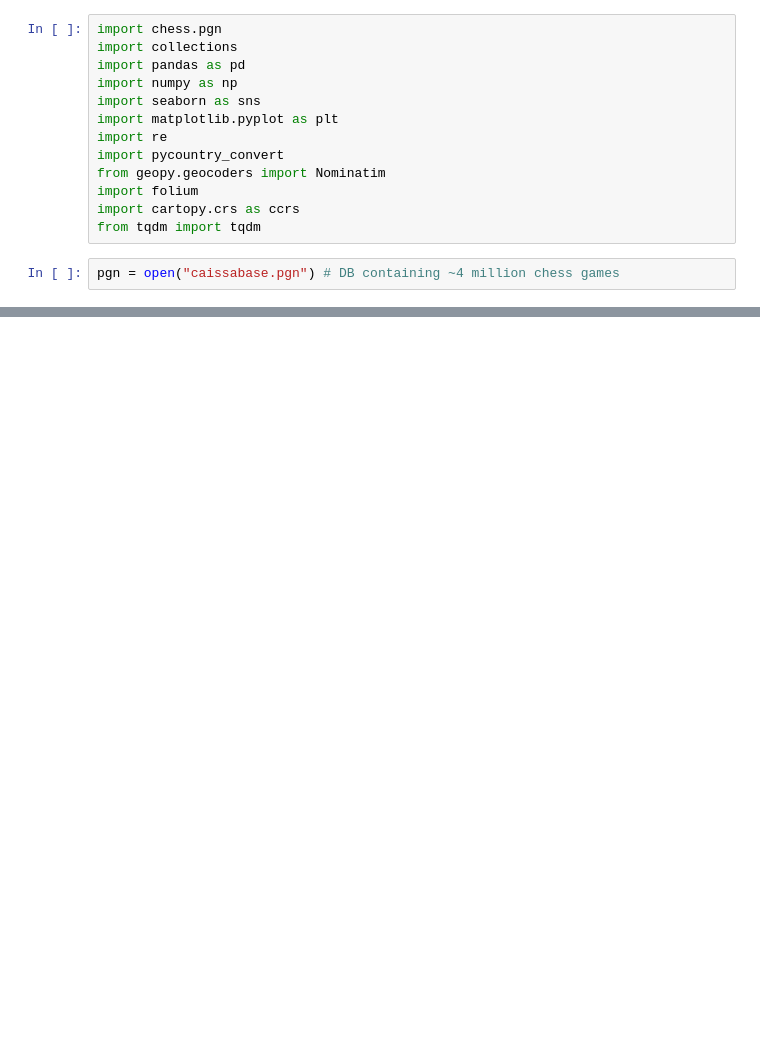
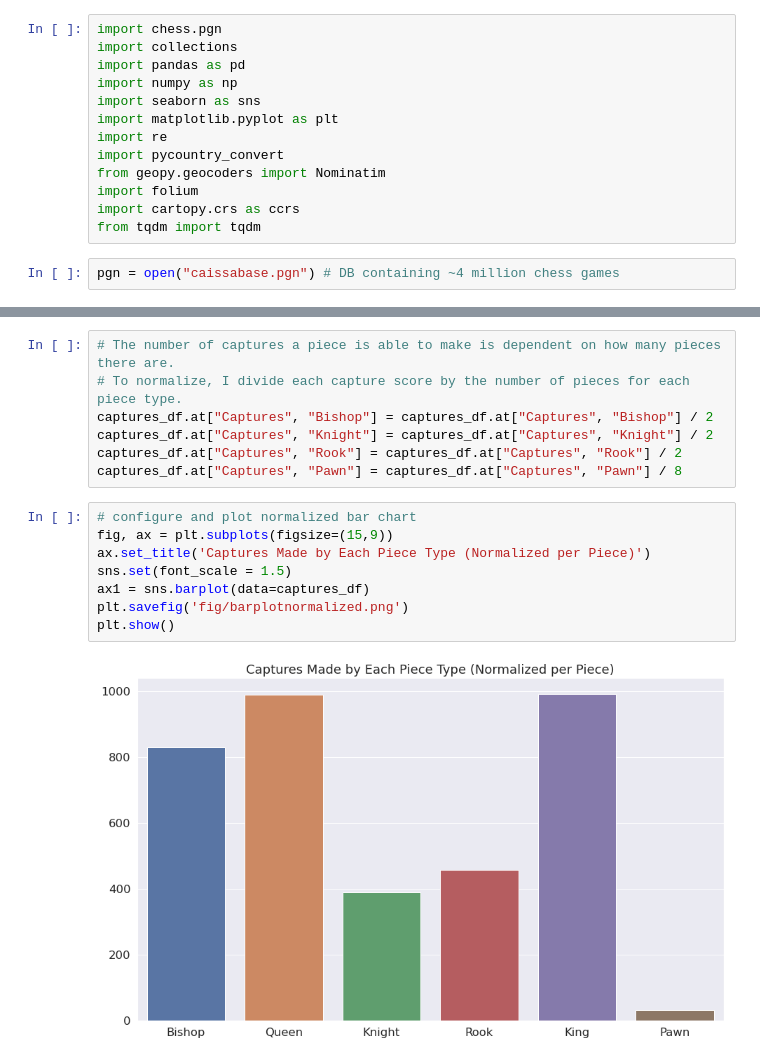
Before and after one commit to qjstuart/datascience, a Jupyter notebook: 2/heatmap.ipynb, the cells around one changed output, grey strips where cells are left out. Drawn from its saved outputs; the diff is of its cells as text; blank space fills up the shorter version.

```diff
--- a/2/heatmap.ipynb
+++ b/2/heatmap.ipynb
@@ -16 +101,18 @@ pgn = open("caissabase.pgn") # DB containing ~4 million chess games
+# %%
+# The number of captures a piece is able to make is dependent on how many pieces there are.
+# To normalize, I divide each capture score by the number of pieces for each piece type.
+captures_df.at["Captures", "Bishop"] = captures_df.at["Captures", "Bishop"] / 2
+captures_df.at["Captures", "Knight"] = captures_df.at["Captures", "Knight"] / 2
+captures_df.at["Captures", "Rook"] = captures_df.at["Captures", "Rook"] / 2
+captures_df.at["Captures", "Pawn"] = captures_df.at["Captures", "Pawn"] / 8
+# %%
+# configure and plot normalized bar chart
+fig, ax = plt.subplots(figsize=(15,9))
+ax.set_title('Captures Made by Each Piece Type (Normalized per Piece)')
+sns.set(font_scale = 1.5)
+ax1 = sns.barplot(data=captures_df)
+plt.savefig('fig/barplotnormalized.png')
+plt.show()
+# %% [output]
+[figure, added]
 # %%
```
Also changed, not shown: parts of 5 cells of this notebook.
